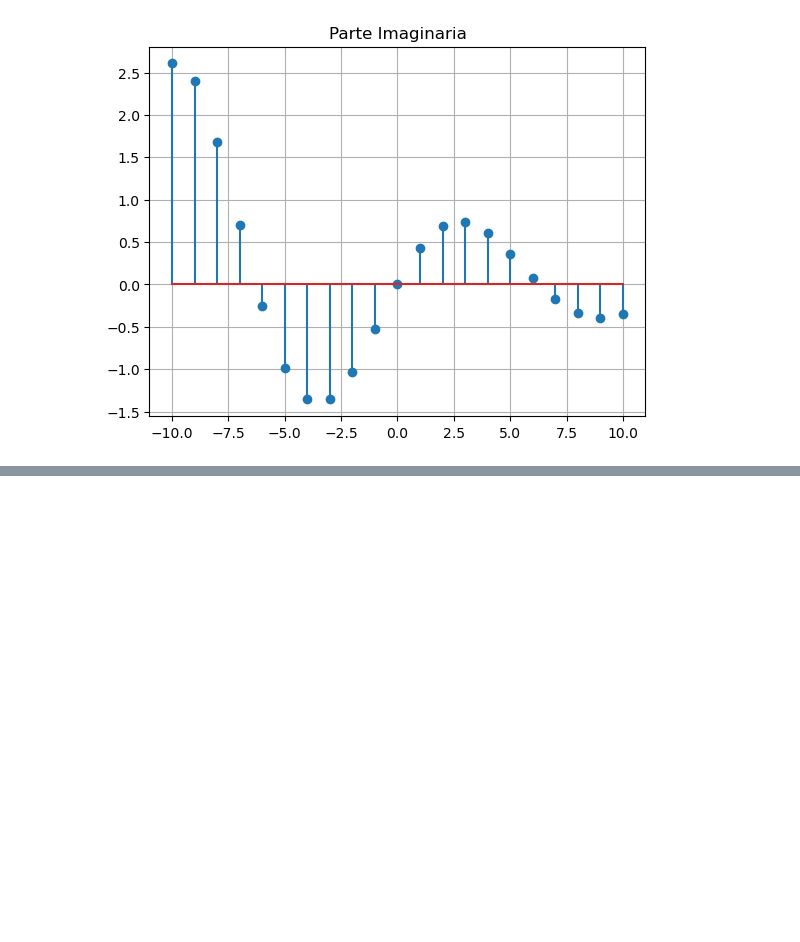
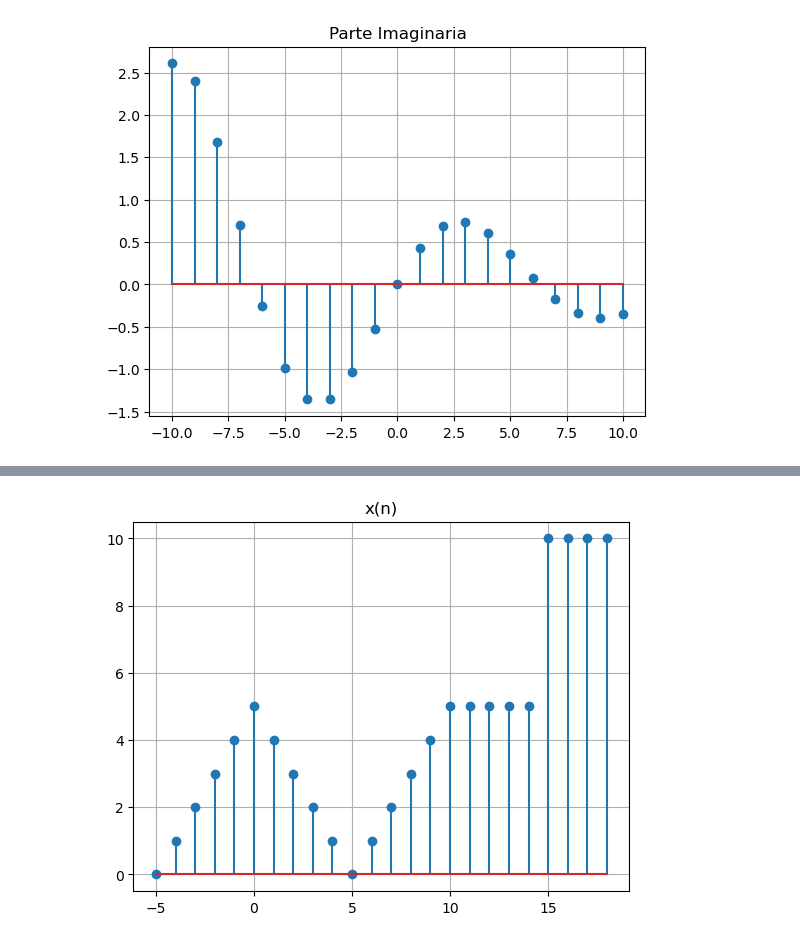
Before and after one commit to loaiza10/Laboratorio-de-biosenales, a Jupyter notebook: Practica#2_ELS_JEHC/Practica2_ELS_JEHC.ipynb, the cells around one changed output, grey strips where cells are left out. Saved outputs shown, nothing was run; the diff lists cells and outputs as text; code cells hidden in the pictures; blank space fills up the shorter version.

```diff
--- a/Practica#2_ELS_JEHC/Practica2_ELS_JEHC.ipynb
+++ b/Practica#2_ELS_JEHC/Practica2_ELS_JEHC.ipynb
@@ -93,0 +180,20 @@ plt.show()
+# %%
+# Vector de muestras
+n = np.arange(-5, 19)
+
+# Señal
+x = np.array([
+    0,1,2,3,4,
+    5,
+    4,3,2,1,0,
+    1,2,3,4,5,
+    5,5,5,5,
+    10,10,10,10
+])
+
+plt.stem(n, x)
+plt.title("x(n)")
+plt.grid()
+plt.show()
+# %% [output]
+[figure, added]
```
Also changed, not shown: parts of 7 cells of this notebook.
